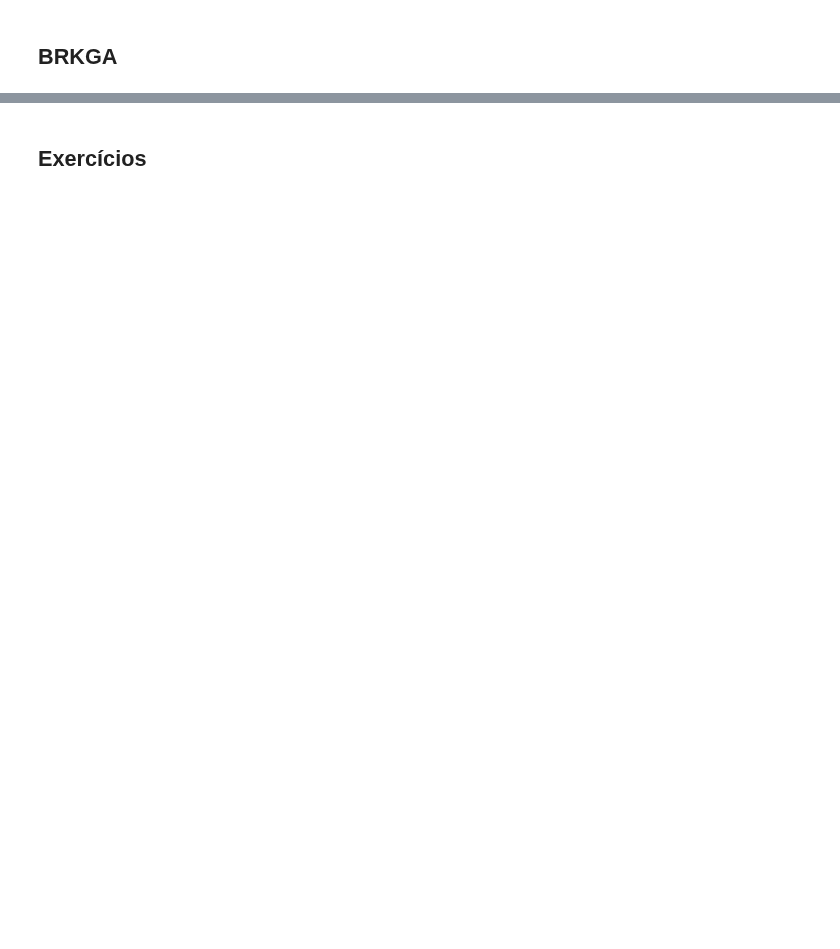
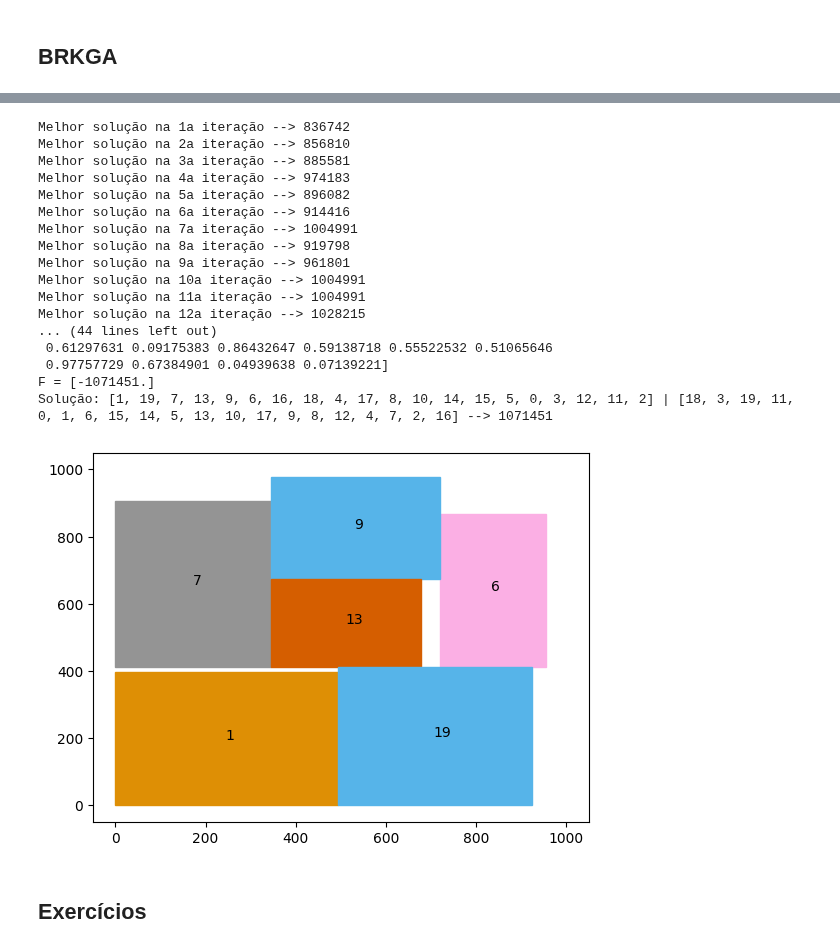
Before and after one commit to cdiegor/Metaheuristicas, a Jupyter notebook: 2DKP.ipynb, the cells around one changed output, grey strips where cells are left out. Drawn from its saved outputs; the diff is of its cells as text; code cells hidden in the pictures; blank space fills up the shorter version.

```diff
--- a/2DKP.ipynb
+++ b/2DKP.ipynb
@@ -9,8 +9,8 @@
 # %% [markdown]
 No problema da mochila bidimensional temos um conjunto $N = {1, ..., n}$ de objetos com valor $p_i$ e com dimensões $w_i \times l_i$, $i = 1, ..., n$ que devem ser colocados dentro de uma caixa com dimensões $W \times L$ sem sobreposição.
 # %%
-class kp2d:
-  __init__(self):
+class KP2d:
+  def __init__(self):
     self.n: int = 0
     self.p: list[int] = []
     self.w: list[int] = []
@@ -72,2 +160,61 @@ def decodificar(I:kp2d, R:list[float])
+# %%
+from pymoo.algorithms.soo.nonconvex.brkga import BRKGA
+from pymoo.core.problem import Problem
+from pymoo.optimize import minimize
+
+class Problema2DKP(Problem):
+
+  def __init__(self, I:KP2d):
+    self.I = I
+    self.iter = 0
+    super().__init__(n_var = 2*I.n, n_obj=1, n_ieq_constr=0, xl=0, xu=1)
+
+
+  def _evaluate(self, x, out, *args, **kwargs):
+    v = []
+    P = []
+    for i in range(len(x)):
+      Pp, vp = decodificar(self.I, x[i])
+      v.append(-vp)
+      P.append(Pp)
+
+    out["F"] = np.column_stack(v)
+    self.iter = self.iter + 1
+    print(f"Melhor solução na {self.iter}a iteração --> {-min(v)}")
+
+def resolver_BRKGA(I:KP2d):
+  algoritmo = BRKGA(n_elites=40, n_offsprings=140, n_mutants=20, bias=0.7,
+                  eliminate_duplicates=False)
+
+  res = minimize(Problema2DKP(I), algoritmo, ("n_gen", 50), seed=1, verbose=False)
+  print("Melhor solução encontrada: \nX = %s\nF = %s" % (res.X, res.F))
+  S, z = decodificar(I, res.X)
+  print(f"Solução: {S.sa} | {S.sb} --> {z}", )
+  return S, z
+# %%
+# Testando
+
+I = gerar_KP2d(20)
+S, z = resolver_BRKGA(I)
+plot_KP2d(I, S)
+# %% [output]
+Melhor solução na 1a iteração --> 836742
+Melhor solução na 2a iteração --> 856810
+Melhor solução na 3a iteração --> 885581
+Melhor solução na 4a iteração --> 974183
+Melhor solução na 5a iteração --> 896082
+Melhor solução na 6a iteração --> 914416
+Melhor solução na 7a iteração --> 1004991
+Melhor solução na 8a iteração --> 919798
+Melhor solução na 9a iteração --> 961801
+Melhor solução na 10a iteração --> 1004991
+Melhor solução na 11a iteração --> 1004991
+Melhor solução na 12a iteração --> 1028215
+... (44 lines left out)
+ 0.61297631 0.09175383 0.86432647 0.59138718 0.55522532 0.51065646
+ 0.97757729 0.67384901 0.04939638 0.07139221]
+F = [-1071451.]
+Solução: [1, 19, 7, 13, 9, 6, 16, 18, 4, 17, 8, 10, 14, 15, 5, 0, 3, 12, 11, 2] | [18, 3, 19, 11, 0, 1, 6, 15, 14, 5, 13, 10, 17, 9, 8, 12, 4, 7, 2, 16] --> 1071451
+[figure, added]
 # %% [markdown]
 ## Exercícios
```
Also changed, not shown: parts of 16 cells of this notebook.
